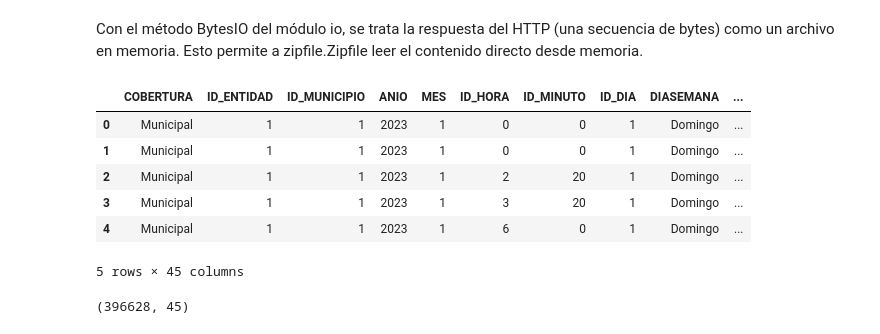
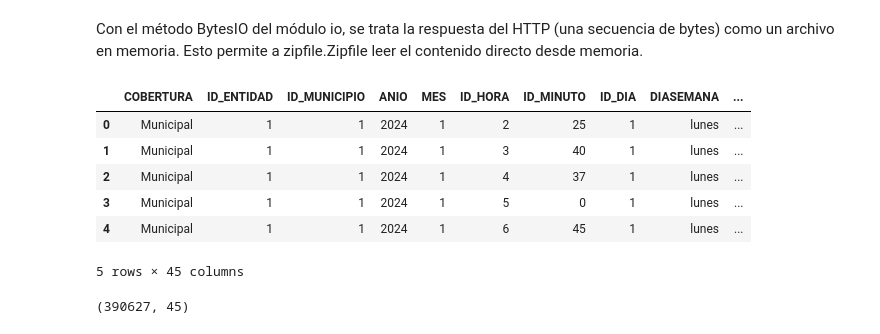
Before and after one commit to Mario-ACL/proyecto_ing_datos, a Jupyter notebook: notebooks/v1-0-initial_seek_clean.ipynb, the cells around one changed output. Saved outputs shown, nothing was run; the diff lists cells and outputs as text; code cells hidden in the pictures.

```diff
--- a/notebooks/v1-0-initial_seek_clean.ipynb
+++ b/notebooks/v1-0-initial_seek_clean.ipynb
@@ -189,7 +292,7 @@ print(type(response))
 # %% [output]
 <class 'requests.models.Response'>
 # %%
-datos_inegi = './data/raw/ATUS/'
+datos_inegi = '../data/raw/ATUS/'
 if not os.path.exists(datos_inegi):
     os.makedirs(datos_inegi)
 
@@ -199,17 +302,17 @@ with zf.ZipFile(io.BytesIO(response.content), 'r') as zip_object:
 # %% [markdown]
 Con el método BytesIO del módulo io, se trata la respuesta del HTTP (una secuencia de bytes) como un archivo en memoria. Esto permite a zipfile.Zipfile leer el contenido directo desde memoria.
 # %%
-df = pd.read_csv(datos + 'conjunto_de_datos/atus_anual_2024.csv')
-display(df.head())
+df_inegi = pd.read_csv(datos_inegi + 'conjunto_de_datos/atus_anual_2024.csv')
+display(df_inegi.head())
 # %% [output]
 |  | COBERTURA | ID_ENTIDAD | ID_MUNICIPIO | ANIO | MES | ID_HORA | ID_MINUTO | ID_DIA | DIASEMANA | ... |
-| 0 | Municipal | 1 | 1 | 2023 | 1 | 0 | 0 | 1 | Domingo | ... |
-| 1 | Municipal | 1 | 1 | 2023 | 1 | 0 | 0 | 1 | Domingo | ... |
-| 2 | Municipal | 1 | 1 | 2023 | 1 | 2 | 20 | 1 | Domingo | ... |
-| 3 | Municipal | 1 | 1 | 2023 | 1 | 3 | 20 | 1 | Domingo | ... |
-| 4 | Municipal | 1 | 1 | 2023 | 1 | 6 | 0 | 1 | Domingo | ... |
+| 0 | Municipal | 1 | 1 | 2024 | 1 | 2 | 25 | 1 | lunes | ... |
+| 1 | Municipal | 1 | 1 | 2024 | 1 | 3 | 40 | 1 | lunes | ... |
+| 2 | Municipal | 1 | 1 | 2024 | 1 | 4 | 37 | 1 | lunes | ... |
+| 3 | Municipal | 1 | 1 | 2024 | 1 | 5 | 0 | 1 | lunes | ... |
+| 4 | Municipal | 1 | 1 | 2024 | 1 | 6 | 45 | 1 | lunes | ... |
 5 rows × 45 columns
 # %%
-df.shape
+df_inegi.shape
 # %% [output]
-(396628, 45)
+(390627, 45)
```
Also changed, not shown: parts of 52 cells of this notebook.
